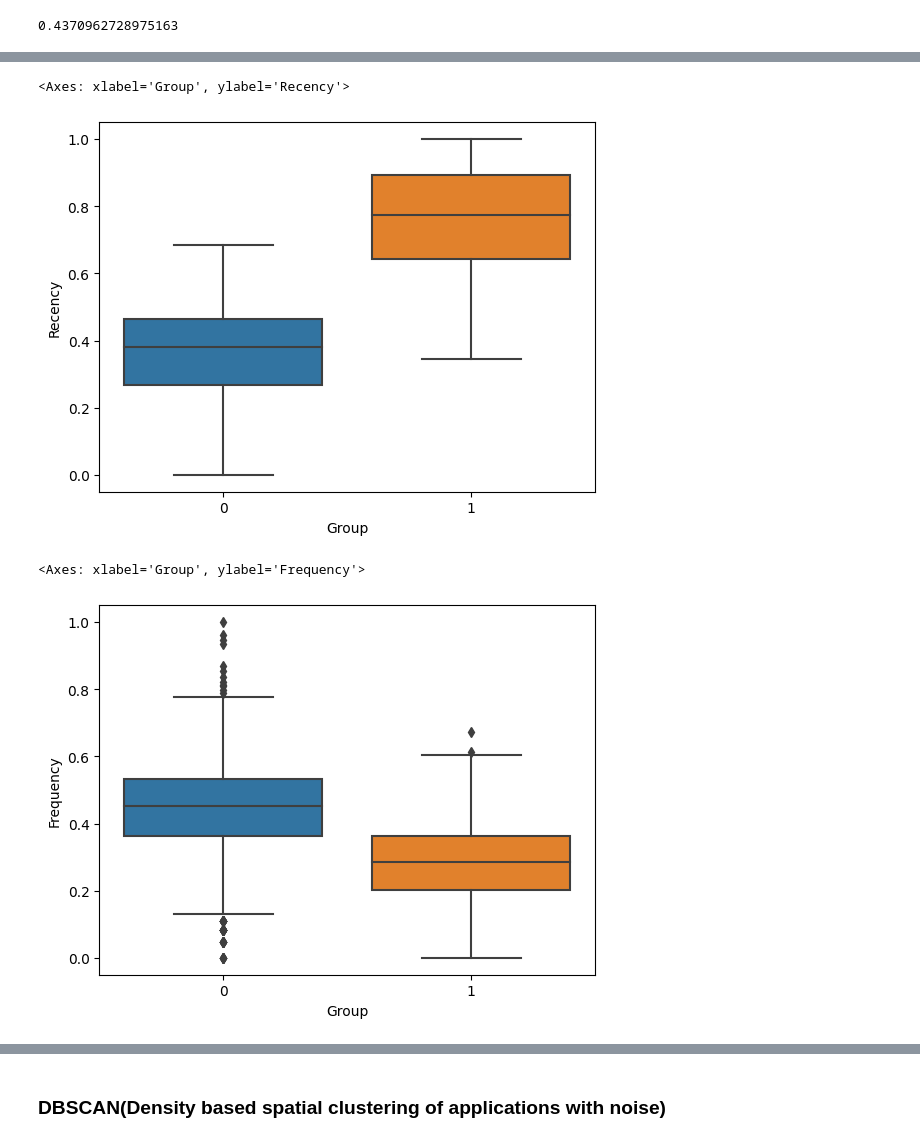
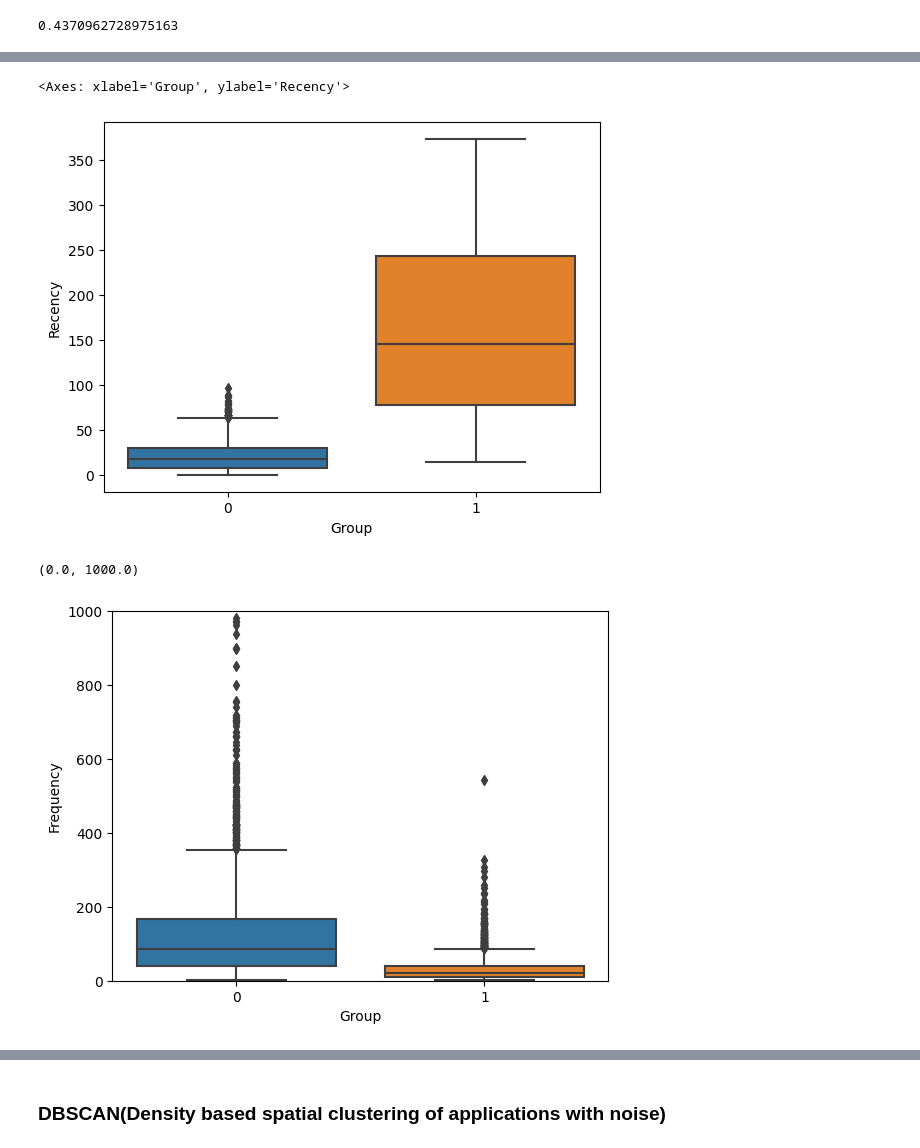
Before and after one commit to SaamarthMeston/Capstone-Project-4-Online-Retail-, a Jupyter notebook: Capstone_Project_4(Online_Retail).ipynb, the cells around one changed output, grey strips where cells are left out. Saved outputs shown, nothing was run; the diff lists cells and outputs as text; code cells hidden in the pictures.

```diff
--- a/Capstone_Project_4(Online_Retail).ipynb
+++ b/Capstone_Project_4(Online_Retail).ipynb
@@ -523,7 +576,7 @@ silhouette_score(RFM_modeling,Cluster_k)
 # %% [output]
 0.4370962728975163
 # %%
-Kmeans_df = pd.DataFrame(data= RFM_modeling, columns = ['Recency','Frequency','Monetary'])
+Kmeans_df = pd.DataFrame(data= RFM_DF, columns = ['Recency','Frequency','Monetary'])
 Kmeans_df['Group'] = Cluster_k
 Kmeans_df.head()
 # %% [output]
@@ -548,11 +601,12 @@ fig.show()
 sns.boxplot(y = Kmeans_df['Recency'] ,x = Kmeans_df['Group'])
 # %% [output]
 <Axes: xlabel='Group', ylabel='Recency'>
-[figure, old version]
+[figure, new version]
 # %%
 sns.boxplot(y = Kmeans_df['Frequency'] ,x = Kmeans_df['Group'])
+plt.ylim(0,1000)
 # %% [output]
-<Axes: xlabel='Group', ylabel='Frequency'>
+(0.0, 1000.0)
-[figure, old version]
+[figure, new version]
 # %%
 sns.boxplot(y = Kmeans_df['Monetary'] ,x = Kmeans_df['Group'])
```
Also changed, not shown: parts of 36 cells of this notebook.
